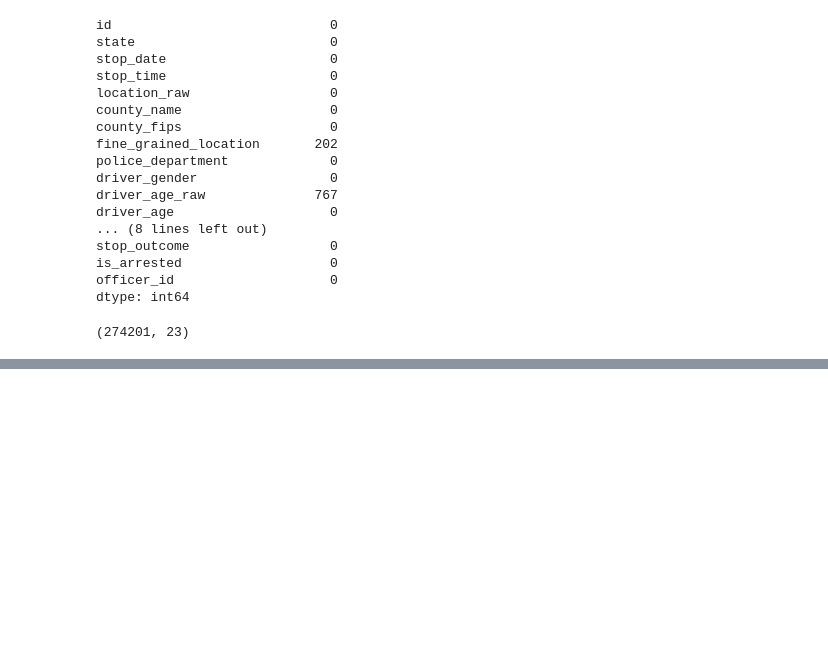
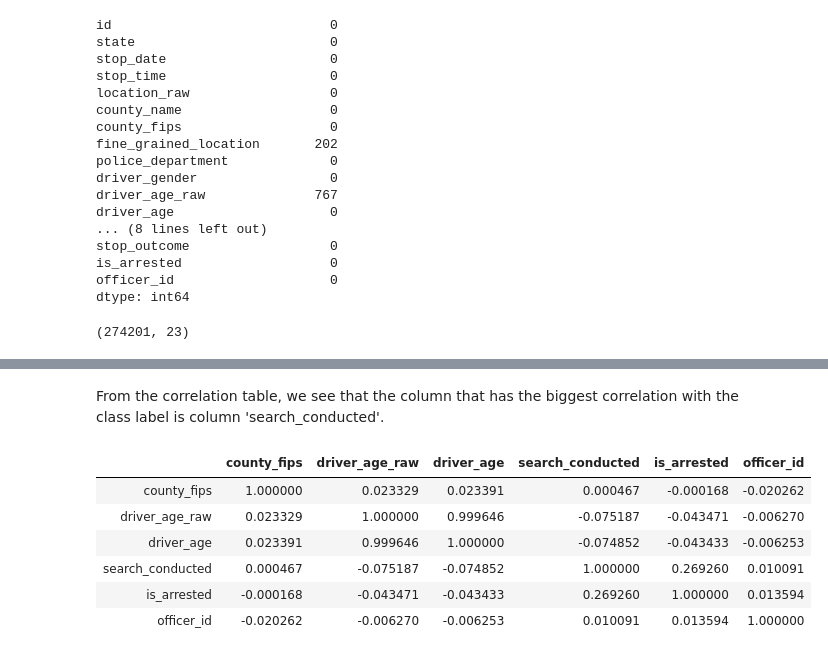
Before and after one commit to sworley1/CS329E-Proj, a Jupyter notebook: Project.ipynb, the cells around one changed output, grey strips where cells are left out. Cells and saved outputs as stored; diff of their text form; code cells hidden in the pictures; blank space fills up the shorter version.

```diff
--- a/Project.ipynb
+++ b/Project.ipynb
@@ -87,0 +116,12 @@ data.shape
+# %% [markdown]
+From the correlation table, we see that the column that has the biggest correlation with the class label is column 'search_conducted'.
+# %%
+data.corr()
+# %% [output]
+|  | county_fips | driver_age_raw | driver_age | search_conducted | is_arrested | officer_id |
+| county_fips | 1.000000 | 0.023329 | 0.023391 | 0.000467 | -0.000168 | -0.020262 |
+| driver_age_raw | 0.023329 | 1.000000 | 0.999646 | -0.075187 | -0.043471 | -0.006270 |
+| driver_age | 0.023391 | 0.999646 | 1.000000 | -0.074852 | -0.043433 | -0.006253 |
+| search_conducted | 0.000467 | -0.075187 | -0.074852 | 1.000000 | 0.269260 | 0.010091 |
+| is_arrested | -0.000168 | -0.043471 | -0.043433 | 0.269260 | 1.000000 | 0.013594 |
+| officer_id | -0.020262 | -0.006270 | -0.006253 | 0.010091 | 0.013594 | 1.000000 |
```
Also changed, not shown: parts of 33 cells of this notebook.
